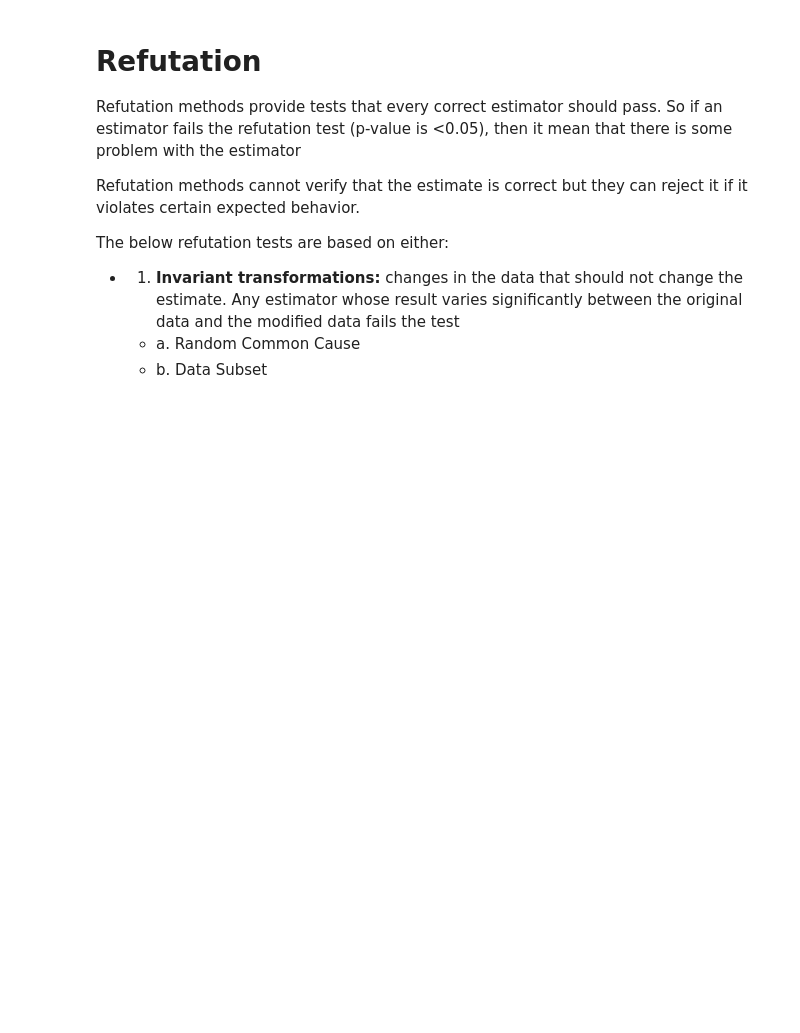
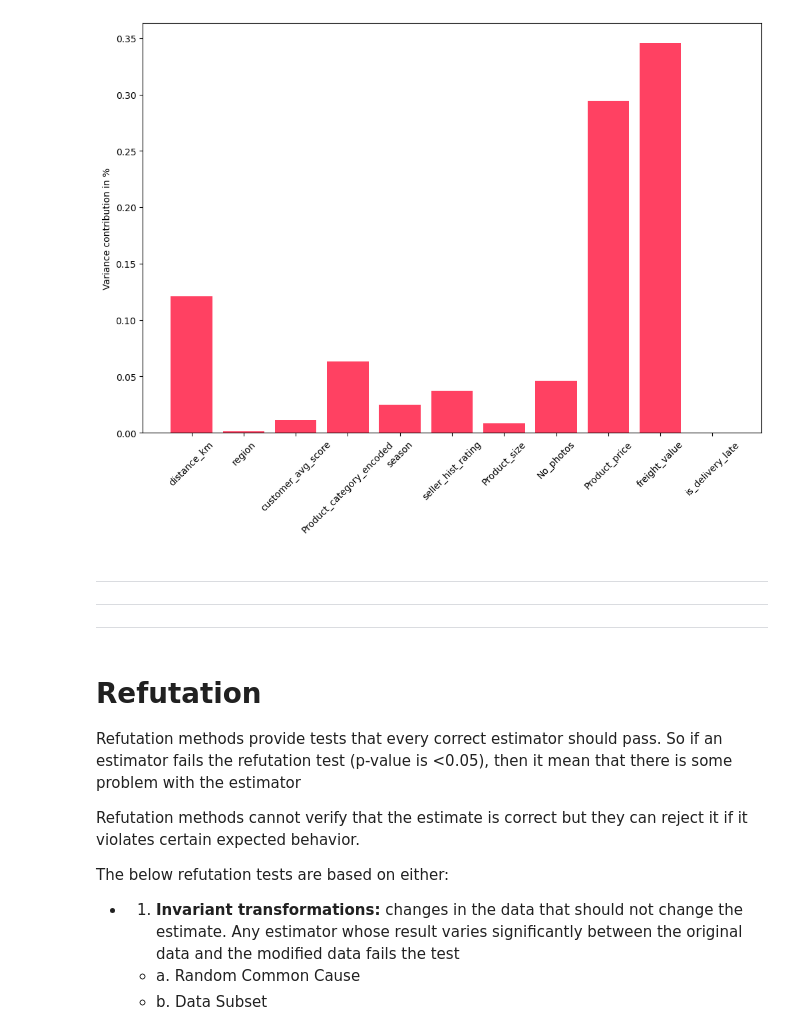
Before and after one commit to juanpi19/causal-inference-marketplace, a Jupyter notebook: notebooks/model-development.ipynb, the cells around one changed output. Cells and saved outputs as stored; diff of their text form; code cells hidden in the pictures; blank space fills up the shorter version.

```diff
--- a/notebooks/model-development.ipynb
+++ b/notebooks/model-development.ipynb
@@ -253,0 +339,6 @@ print(causal_estimate.value)
+# %%
+iccs_rating = gcm.intrinsic_causal_influence(causal_model, target_node='Rating')
+# %%
+def convert_to_percentage(value_dictionary):
+    total_absolute_sum = np.sum([abs(v) for v in value_dictionary.values()])
+    return {k: abs(v) / total_absolute_sum * 100 for k, v in value_dictionary.items()}
@@ -254,3 +375,15 @@ print(causal_estimate.value)
+# %%
+plt.figure(figsize=(12,8))
+plt.bar(list(convert_to_percentage(iccs_rating).keys())[:-1], list(convert_to_percentage(iccs_rating).values())[:-1], color='#FF4162')
+plt.ylabel("Variance contribution in %")
+plt.xticks(rotation=45)
+plt.show()
+# %% [output]
+[figure, added]
+# %% [markdown]
+----
+-----
+-----
 # %% [markdown]
 # Refutation
 
```
Also changed, not shown: parts of 29 cells of this notebook.
